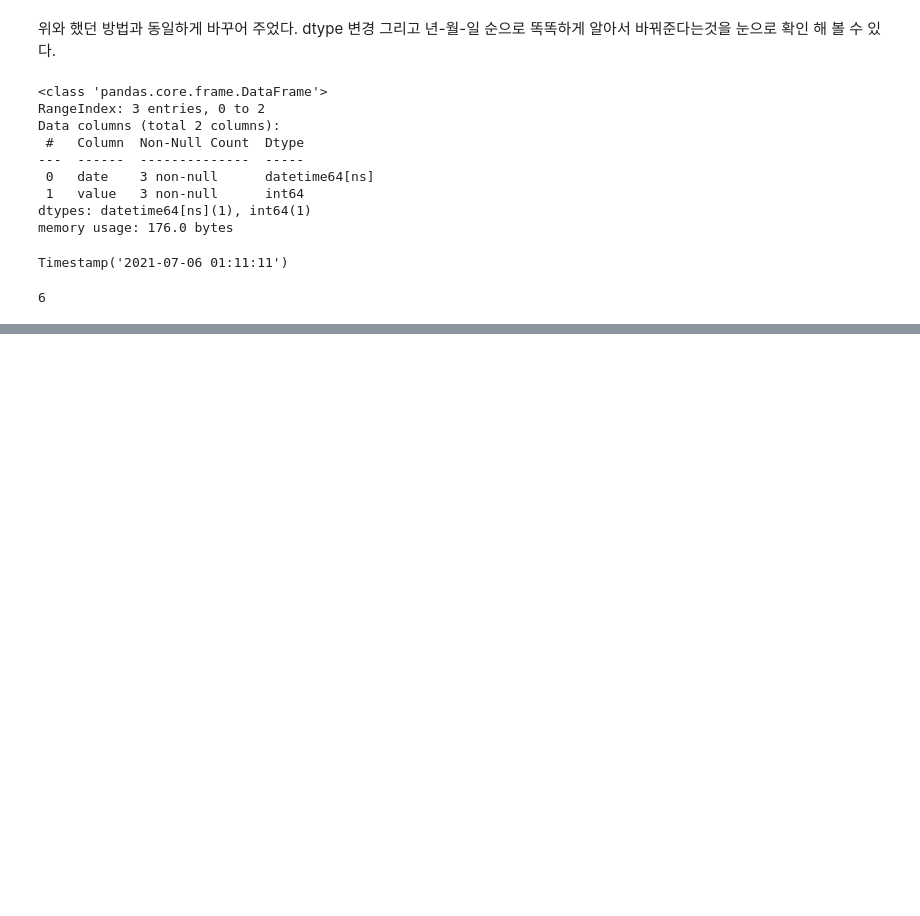
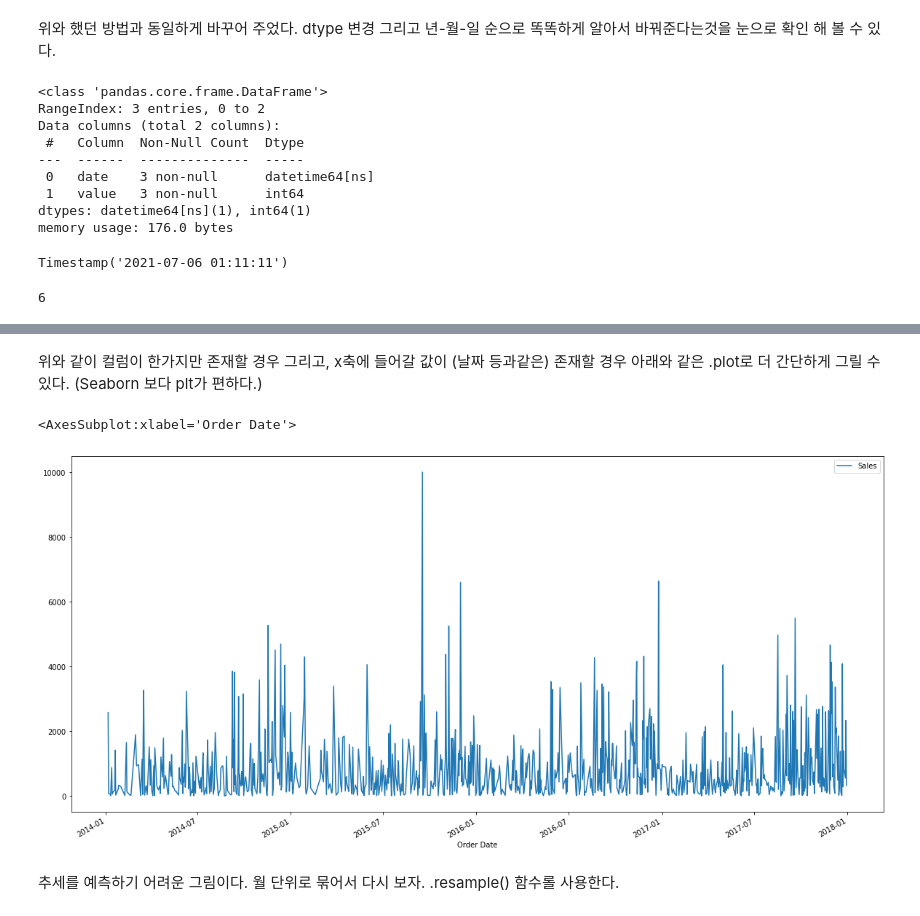
Before and after one commit to goldang01/E-Commerce, a Jupyter notebook: Chapter08.Times Series.ipynb, the cells around one changed output, grey strips where cells are left out. Cells and saved outputs as stored; diff of their text form; code cells hidden in the pictures; blank space fills up the shorter version.

```diff
--- a/Chapter08.Times Series.ipynb
+++ b/Chapter08.Times Series.ipynb
@@ -164,0 +710,9 @@ data['date'].loc[0].day
+# %% [markdown]
+위와 같이 컬럼이 한가지만 존재할 경우 그리고, x축에 들어갈 값이 (날짜 등과같은) 존재할 경우 아래와 같은 .plot로 더 간단하게 그릴 수 있다. (Seaborn 보다 plt가 편하다.)
+# %%
+data.plot(figsize = (20,10))
+# %% [output]
+<AxesSubplot:xlabel='Order Date'>
+[figure, added]
+# %% [markdown]
+추세를 예측하기 어려운 그림이다. 월 단위로 묶어서 다시 보자. .resample() 함수롤 사용한다.
```
Also changed, not shown: parts of 159 cells of this notebook, 1 other file.
